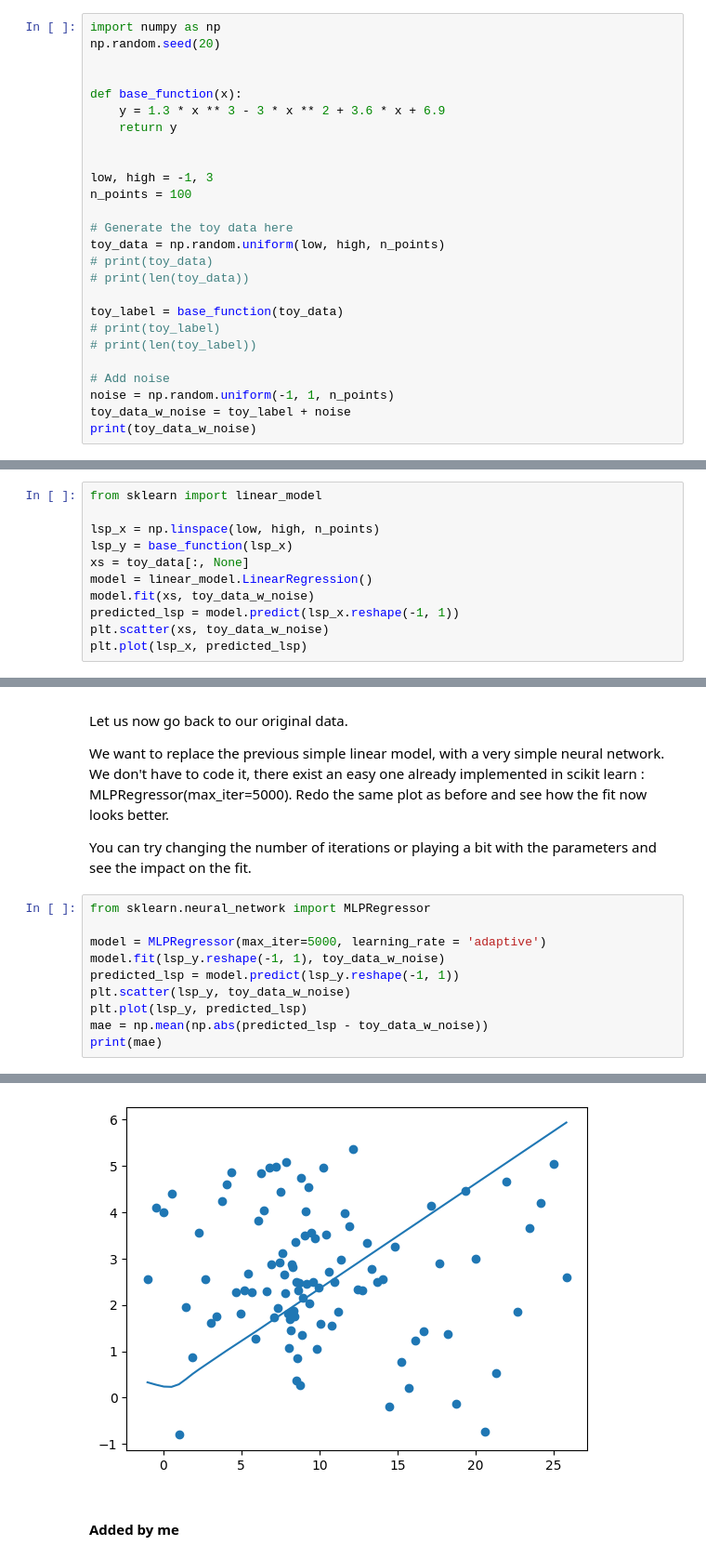
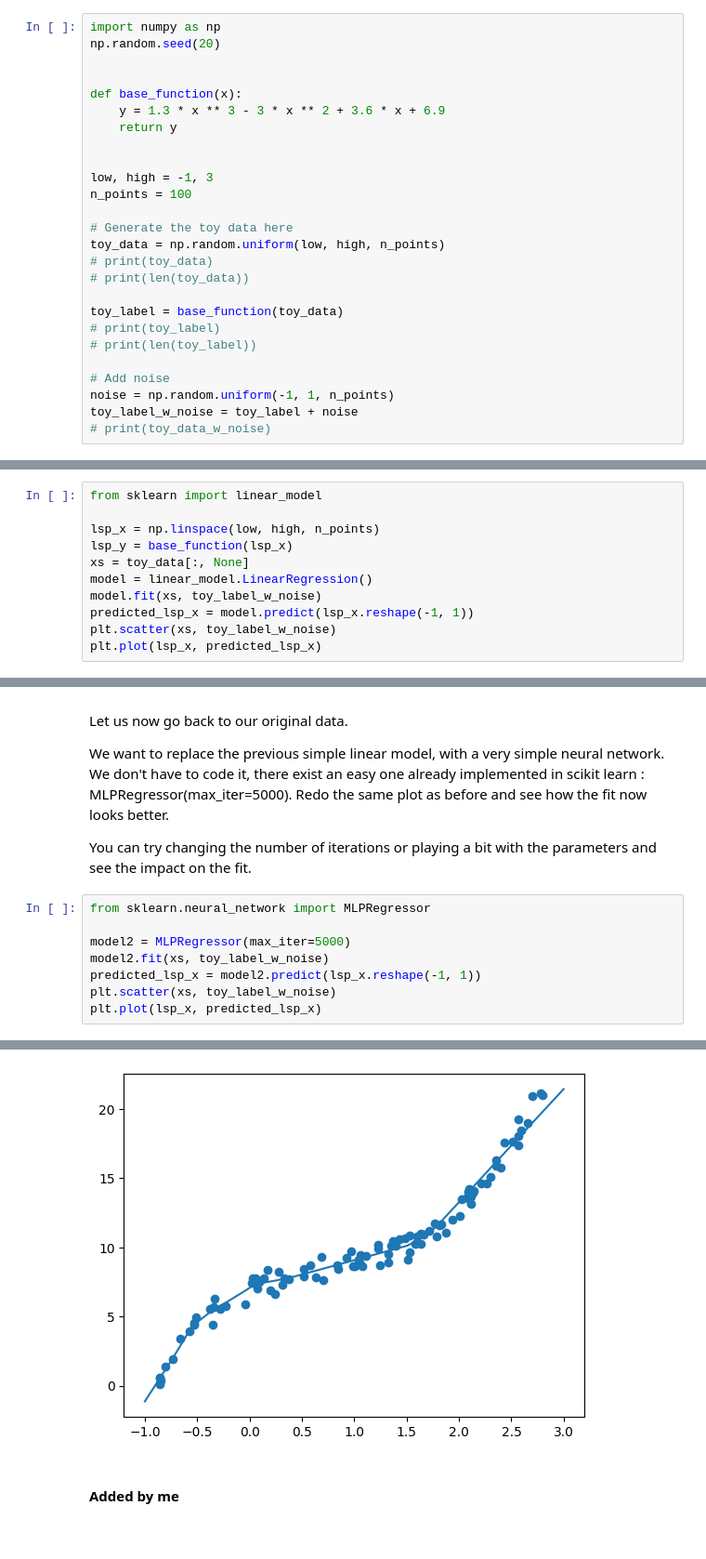
Before and after one commit to dilancroos/AI_Class_Work, a Jupyter notebook: practical1.ipynb, the cells around one changed output, grey strips where cells are left out. Shown at 93% size. Drawn from its saved outputs; the diff is of its cells as text.

```diff
--- a/practical1.ipynb
+++ b/practical1.ipynb
@@ -40,5 +40,5 @@ toy_label = base_function(toy_data)
 
 # Add noise
 noise = np.random.uniform(-1, 1, n_points)
-toy_data_w_noise = toy_label + noise
-print(toy_data_w_noise)
+toy_label_w_noise = toy_label + noise
+# print(toy_data_w_noise)
@@ -90,10 +72,10 @@ lsp_x = np.linspace(low, high, n_points)
 lsp_y = base_function(lsp_x)
 xs = toy_data[:, None]
 model = linear_model.LinearRegression()
-model.fit(xs, toy_data_w_noise)
-predicted_lsp = model.predict(lsp_x.reshape(-1, 1))
-plt.scatter(xs, toy_data_w_noise)
-plt.plot(lsp_x, predicted_lsp)
+model.fit(xs, toy_label_w_noise)
+predicted_lsp_x = model.predict(lsp_x.reshape(-1, 1))
+plt.scatter(xs, toy_label_w_noise)
+plt.plot(lsp_x, predicted_lsp_x)
 # %% [output]
 [<matplotlib.lines.Line2D at 0x...>]
 [figure]
@@ -132,11 +114,9 @@ You can try changing the number of iterations or playing a bit with the paramete
 # %%
 from sklearn.neural_network import MLPRegressor
 
-model = MLPRegressor(max_iter=5000, learning_rate = 'adaptive')
-model.fit(lsp_y.reshape(-1, 1), toy_data_w_noise)
-predicted_lsp = model.predict(lsp_y.reshape(-1, 1))
-plt.scatter(lsp_y, toy_data_w_noise)
-plt.plot(lsp_y, predicted_lsp)
-mae = np.mean(np.abs(predicted_lsp - toy_data_w_noise))
-print(mae)
+model2 = MLPRegressor(max_iter=5000)
+model2.fit(xs, toy_label_w_noise)
+predicted_lsp_x = model2.predict(lsp_x.reshape(-1, 1))
+plt.scatter(xs, toy_label_w_noise)
+plt.plot(lsp_x, predicted_lsp_x)
 # %% [output]
@@ -144,4 +124,4 @@ print(mae)
-[figure, old version]
+[figure, new version]
 # %% [markdown]
 #### Added by me
 # %%
```
Also changed, not shown: parts of 6 cells of this notebook.
